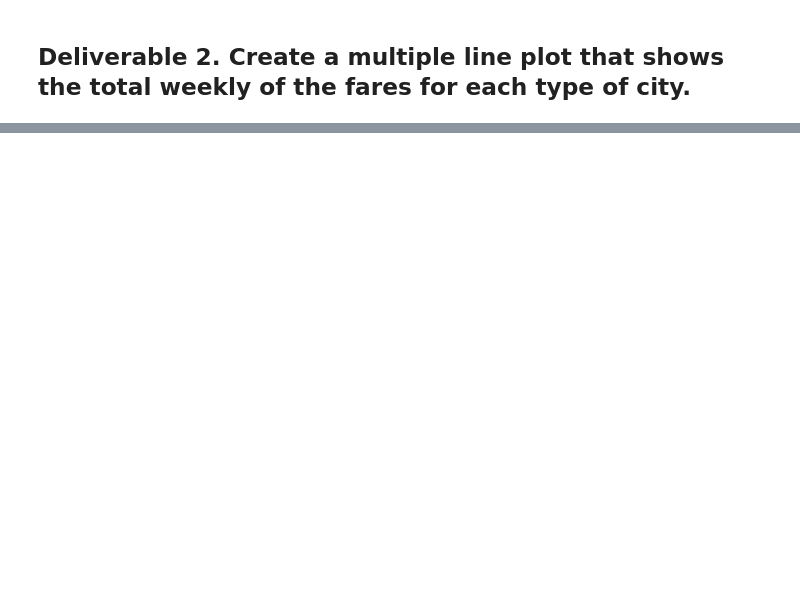
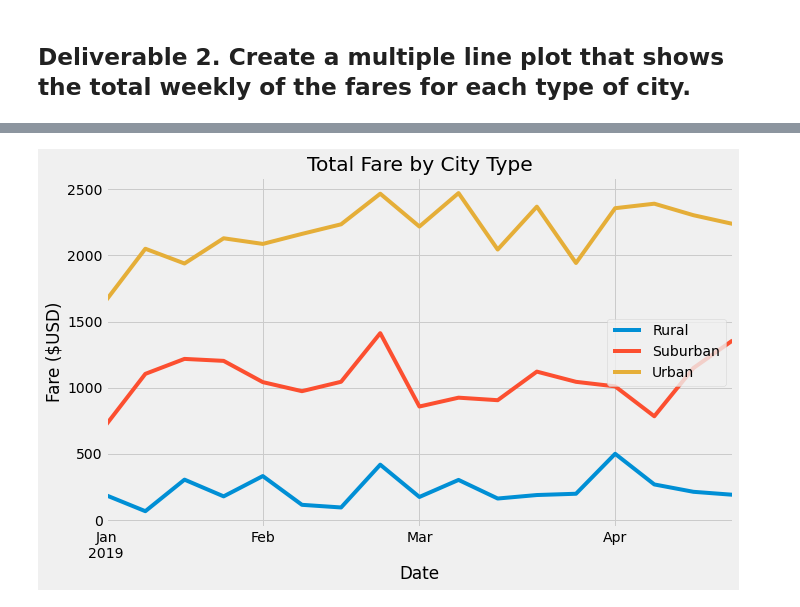
Before and after one commit to geotrav/PyBer_Analysis, a Jupyter notebook: PyBer_Challenge.ipynb, the cells around one changed output, grey strips where cells are left out. Drawn from its saved outputs; the diff is of its cells as text; code cells hidden in the pictures; blank space fills up the shorter version.

Commit message:
added graph

```diff
--- a/PyBer_Challenge.ipynb
+++ b/PyBer_Challenge.ipynb
@@ -113,3 +180,5 @@ pyber_summary_df.index.name = None
 # %%
 # 4. Create a pivot table with the 'date' as the index, the columns ='type', and values='fare'
 # to get the total fares for each type of city by the date.
+sum_of_fare_pivot = sum_of_fare_df.pivot(index ='date', columns= "type", values= "fare")
+sum_of_fare_pivot.head()
@@ -116,2 +193,4 @@ pyber_summary_df.index.name = None
 # %%
 # 5. Create a new DataFrame from the pivot table DataFrame using loc on the given dates, '2019-01-01':'2019-04-29'.
+fares_range = sum_of_fare_pivot.loc['2019-01-01':'2019-04-29']
+fares_range
@@ -118,3 +212,4 @@ pyber_summary_df.index.name = None
 # %%
 # 6. Set the "date" index to datetime datatype. This is necessary to use the resample() method in Step 8.
-# df.index = pd.to_datetime(df.index)
+fares_range.index = pd.to_datetime(fares_range.index)
+fares_range
@@ -123,2 +245,4 @@ pyber_summary_df.index.name = None
 # %%
 # 8. Create a new DataFrame using the "resample()" function by week 'W' and get the sum of the fares for each week.
+fares_range_week = fares_range.resample("W").sum()
+fares_range_week.head(10)
@@ -125,7 +262,16 @@ pyber_summary_df.index.name = None
 # %%
 # 8. Using the object-oriented interface method, plot the resample DataFrame using the df.plot() function.
 
 # Import the style from Matplotlib.
 from matplotlib import style
 # Use the graph style fivethirtyeight.
 style.use('fivethirtyeight')
+weekly_fare_type = fares_range_week.plot(figsize =(10,6))
+weekly_fare_type.set_ylabel("Fare ($USD)")
+weekly_fare_type.set_xlabel("Date")
+weekly_fare_type.set_title("Total Fare by City Type")
+weekly_fare_type.legend()
+plt.savefig("analysis/PyBer_fare_summary.png")
+plt.show()
+# %% [output]
+[figure, added]
```
Also changed, not shown: parts of 12 cells of this notebook, 3 other files.
